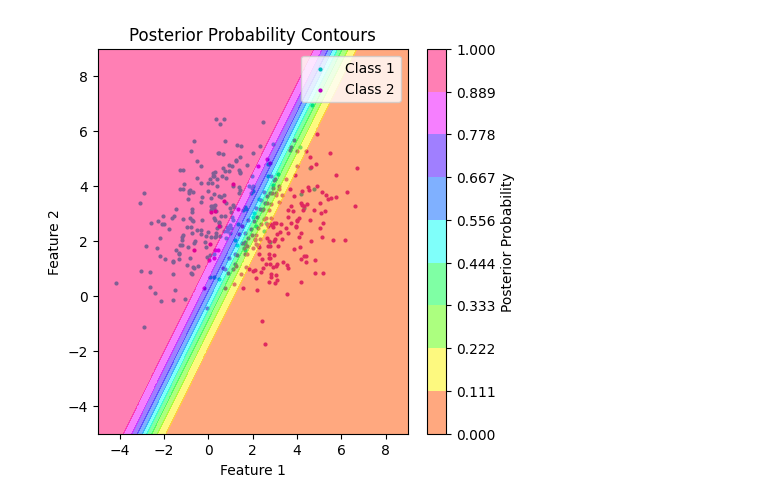
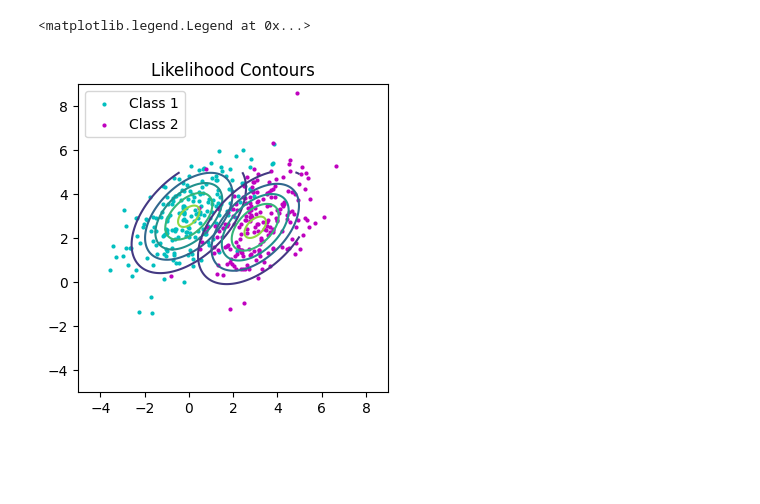
Before and after one commit to Prageeth-Dananjaya/CO544_Labs, a Jupyter notebook: Lab03/CO544_Lab3.ipynb, the cells around one changed output. Saved outputs shown, nothing was run; the diff lists cells and outputs as text; code cells hidden in the pictures; blank space fills up the shorter version.

```diff
--- a/Lab03/CO544_Lab3.ipynb
+++ b/Lab03/CO544_Lab3.ipynb
@@ -64,60 +59,33 @@ plt.show()
 # %%
-import matplotlib.pyplot as plt
-import numpy as np
-
 NumDataPerClass = 200
 # Two-class problem, distinct means, equal covariance matrices
 m1 = np.array([0, 3])
 m2 = np.array([3, 2.5])
-C = np.array([[2, 1], [1, 2]])
+C = np.array([[2, 1], [1, 2]]) # Same covariance matrices
 
 # Set up the data by generating isotropic Gaussians and rotating them accordingly
-A = np.linalg.cholesky(C)
+A1 = np.linalg.cholesky(C)
 U1 = np.random.randn(NumDataPerClass, 2)
-X1 = U1 @ A.T + m1
+X1 = U1 @ A1.T + m1
 U2 = np.random.randn(NumDataPerClass, 2)
-X2 = U2 @ A.T + m2
+X2 = U2 @ A1.T + m2
 
-fig, ax = plt.subplots(figsize=(5, 5))
+nx = 200
+ny = 200
+
+Xa, Ya, Za = twoDGaussianPlot(nx, ny, m1, C)
+Xb, Yb, Zb = twoDGaussianPlot(nx, ny, m2, C)
+
+fig, ax = plt.subplots(figsize=(4, 4))
 ax.scatter(X1[:, 0], X1[:, 1], c="c", s=4, label='Class 1')
 ax.scatter(X2[:, 0], X2[:, 1], c="m", s=4, label='Class 2')
 ax.set_xlim(-5, 9)
 ax.set_ylim(-5, 9)
+ax.contour(Xa, Ya, Za,5)
+ax.contour(Xb, Yb, Zb,5)
+ax.set_title('Likelihood Contours')
 ax.legend()
-
-def gauss2D(x, m, C):
-    Ci = np.linalg.inv(C)
-    dC = np.linalg.det(C)
-    num = np.exp(-0.5 * np.dot((x - m).T, np.dot(Ci, (x - m))))
-    den = 2 * np.pi * dC
-    return num / den
-
-def posteriorPlot(nx, ny, m1, C1, m2, C2, P1, P2):
-    x = np.linspace(-5, 9, nx)
-    y = np.linspace(-5, 9, ny)
-    X, Y = np.meshgrid(x, y)
-    Z = np.zeros([nx, ny])
-    for i in range(nx):
-        for j in range(ny):
-            xvec = np.array([X[i, j], Y[i, j]])
-            num = P1 * gauss2D(xvec, m1, C1)
-            den = P1 * gauss2D(xvec, m1, C1) + P2 * gauss2D(xvec, m2, C2)
-            Z[i, j] = num / den
-    return X, Y, Z
-
-nx = 100
-ny = 100
-P1 = 0.7  # Prior probability for Class 1
-P2 = 0.3  # Prior probability for Class 2
-
-X, Y, Z = posteriorPlot(nx, ny, m1, C, m2, C, P1, P2)
-
-plt.contourf(X, Y, Z, levels=np.linspace(0, 1, 10), cmap='hsv', alpha=0.5)
-plt.colorbar(label='Posterior Probability')
-plt.xlabel('Feature 1')
-plt.ylabel('Feature 2')
-plt.title('Posterior Probability Contours')
-plt.show()
 # %% [output]
+<matplotlib.legend.Legend at 0x...>
-[figure, old version]
+[figure, new version]
 # %%
```
Also changed, not shown: parts of 27 cells of this notebook.
